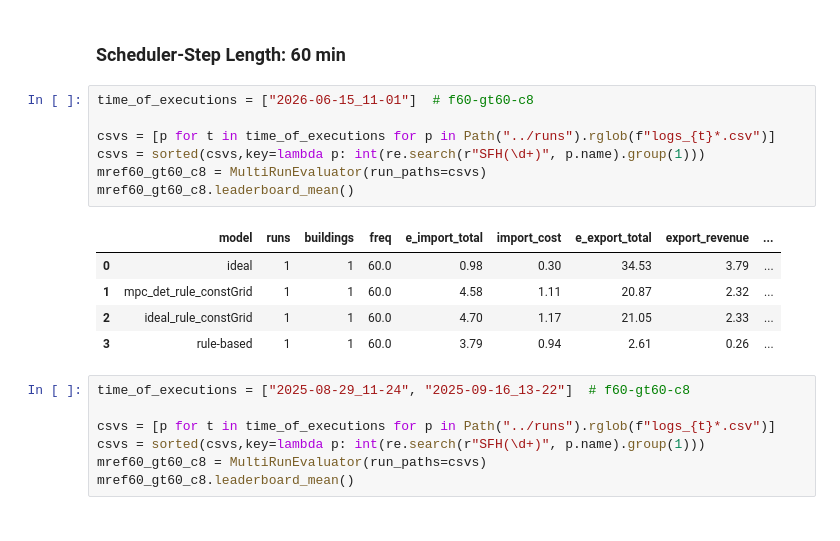
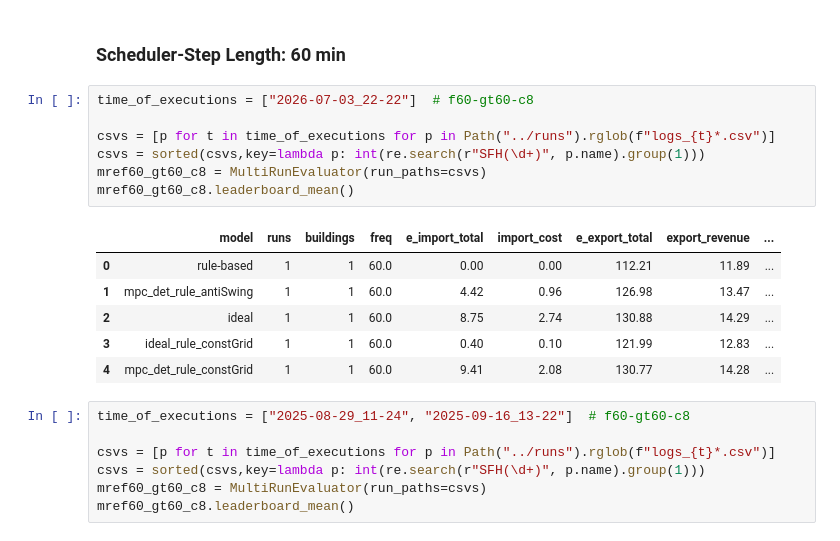
Before and after one commit to faraz-firouzbakht/MPC-vs-RBC, a Jupyter notebook: 03_optimization/evaluation/full_evaluation.ipynb, the cells around one changed output. Drawn from its saved outputs; the diff is of its cells as text.

Commit message:
add antiSwing to models

```diff
--- a/03_optimization/evaluation/full_evaluation.ipynb
+++ b/03_optimization/evaluation/full_evaluation.ipynb
@@ -28,18 +28,19 @@ from evaluation.multi_run_evaluator import MultiRunEvaluator
 # %% [markdown]
 ### Scheduler-Step Length: 60 min
 # %%
-time_of_executions = ["2026-06-15_11-01"]  # f60-gt60-c8
+time_of_executions = ["2026-07-03_22-22"]  # f60-gt60-c8
 
 csvs = [p for t in time_of_executions for p in Path("../runs").rglob(f"logs_{t}*.csv")]
 csvs = sorted(csvs,key=lambda p: int(re.search(r"SFH(\d+)", p.name).group(1)))
 mref60_gt60_c8 = MultiRunEvaluator(run_paths=csvs)
 mref60_gt60_c8.leaderboard_mean()
 # %% [output]
 |  | model | runs | buildings | freq | e_import_total | import_cost | e_export_total | export_revenue | ... |
-| 0 | ideal | 1 | 1 | 60.0 | 0.98 | 0.30 | 34.53 | 3.79 | ... |
-| 1 | mpc_det_rule_constGrid | 1 | 1 | 60.0 | 4.58 | 1.11 | 20.87 | 2.32 | ... |
-| 2 | ideal_rule_constGrid | 1 | 1 | 60.0 | 4.70 | 1.17 | 21.05 | 2.33 | ... |
-| 3 | rule-based | 1 | 1 | 60.0 | 3.79 | 0.94 | 2.61 | 0.26 | ... |
+| 0 | rule-based | 1 | 1 | 60.0 | 0.00 | 0.00 | 112.21 | 11.89 | ... |
+| 1 | mpc_det_rule_antiSwing | 1 | 1 | 60.0 | 4.42 | 0.96 | 126.98 | 13.47 | ... |
+| 2 | ideal | 1 | 1 | 60.0 | 8.75 | 2.74 | 130.88 | 14.29 | ... |
+| 3 | ideal_rule_constGrid | 1 | 1 | 60.0 | 0.40 | 0.10 | 121.99 | 12.83 | ... |
+| 4 | mpc_det_rule_constGrid | 1 | 1 | 60.0 | 9.41 | 2.08 | 130.77 | 14.28 | ... |
 # %%
 time_of_executions = ["2025-08-29_11-24", "2025-09-16_13-22"]  # f60-gt60-c8
 
```
Also changed, not shown: 5 other files.
